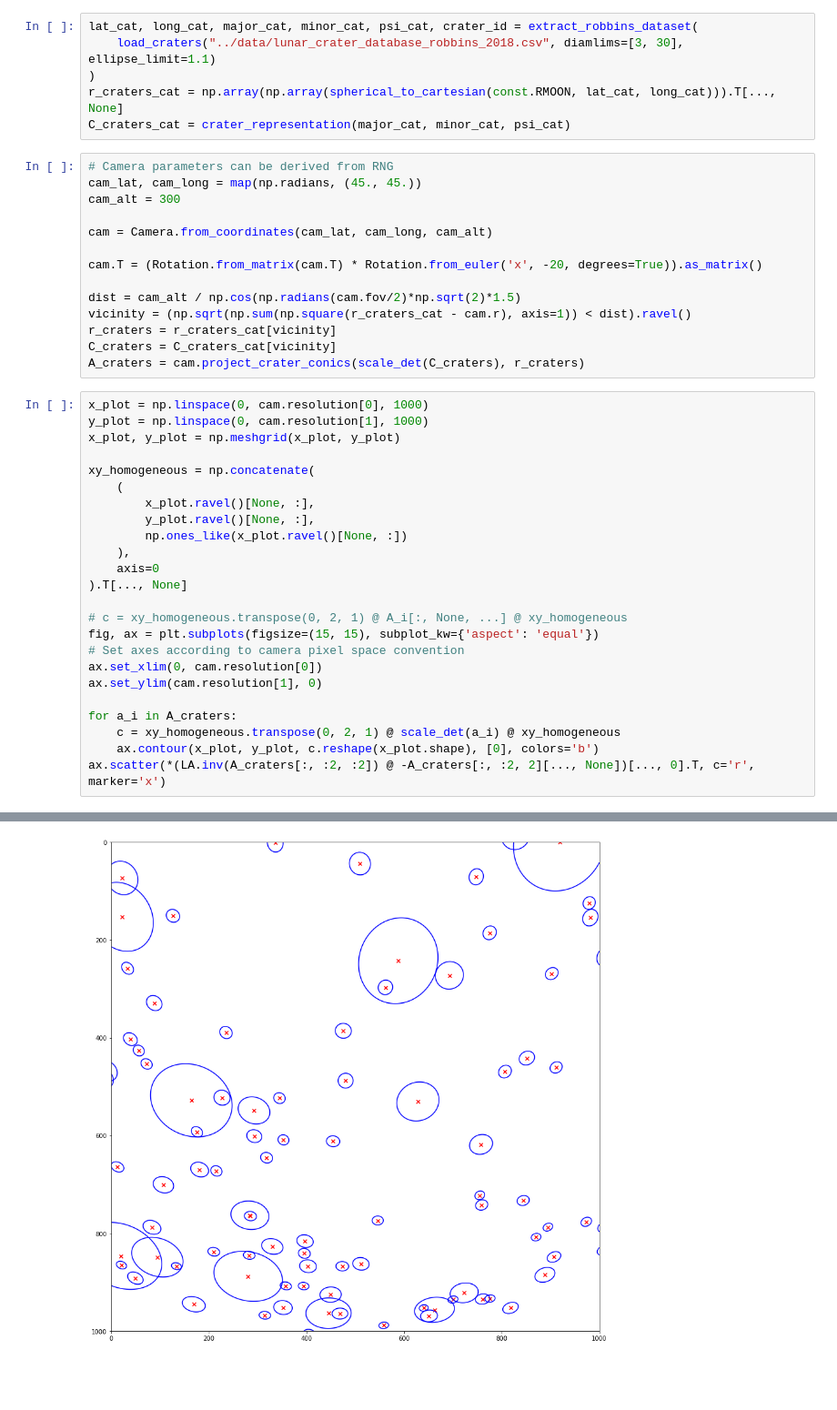
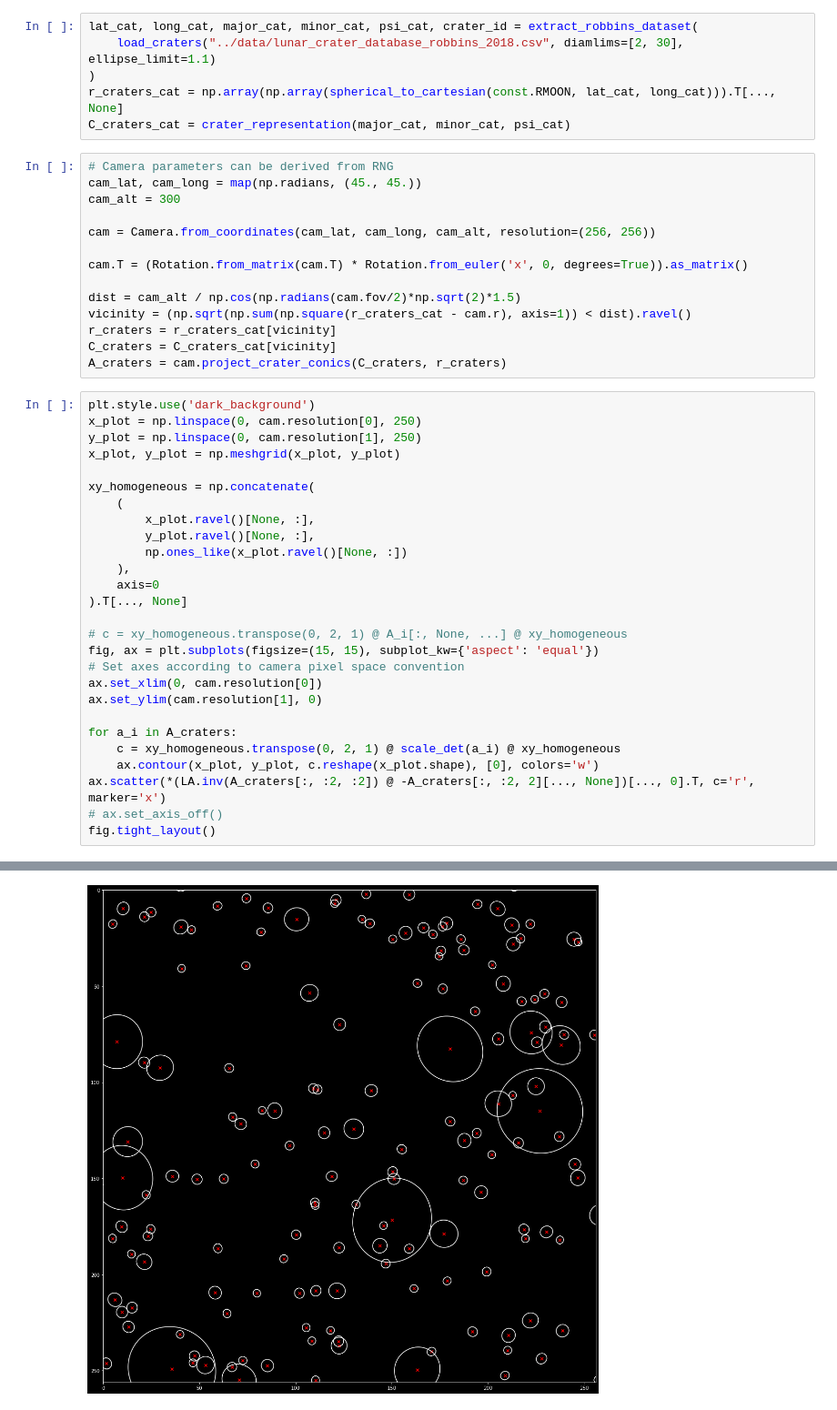
Before and after one commit to wdoppenberg/crater-detection, a Jupyter notebook: notebooks/test_setup.ipynb, the cells around one changed output, grey strips where cells are left out. Shown at 91% size. Drawn from its saved outputs; the diff is of its cells as text; blank space fills up the shorter version.

```diff
--- a/notebooks/test_setup.ipynb
+++ b/notebooks/test_setup.ipynb
@@ -14,7 +14,7 @@ from craterdetection.matching.projective_invariants import crater_representation
 from craterdetection.common.conics import *
 # %%
 lat_cat, long_cat, major_cat, minor_cat, psi_cat, crater_id = extract_robbins_dataset(
-    load_craters("../data/lunar_crater_database_robbins_2018.csv", diamlims=[3, 30], ellipse_limit=1.1)
+    load_craters("../data/lunar_crater_database_robbins_2018.csv", diamlims=[2, 30], ellipse_limit=1.1)
 )
 r_craters_cat = np.array(np.array(spherical_to_cartesian(const.RMOON, lat_cat, long_cat))).T[..., None]
 C_craters_cat = crater_representation(major_cat, minor_cat, psi_cat)
@@ -23,18 +23,19 @@ C_craters_cat = crater_representation(major_cat, minor_cat, psi_cat)
 cam_lat, cam_long = map(np.radians, (45., 45.))
 cam_alt = 300
 
-cam = Camera.from_coordinates(cam_lat, cam_long, cam_alt)
+cam = Camera.from_coordinates(cam_lat, cam_long, cam_alt, resolution=(256, 256))
 
-cam.T = (Rotation.from_matrix(cam.T) * Rotation.from_euler('x', -20, degrees=True)).as_matrix()
+cam.T = (Rotation.from_matrix(cam.T) * Rotation.from_euler('x', 0, degrees=True)).as_matrix()
 
 dist = cam_alt / np.cos(np.radians(cam.fov/2)*np.sqrt(2)*1.5)
 vicinity = (np.sqrt(np.sum(np.square(r_craters_cat - cam.r), axis=1)) < dist).ravel()
 r_craters = r_craters_cat[vicinity]
 C_craters = C_craters_cat[vicinity]
-A_craters = cam.project_crater_conics(scale_det(C_craters), r_craters)
+A_craters = cam.project_crater_conics(C_craters, r_craters)
 # %%
-x_plot = np.linspace(0, cam.resolution[0], 1000)
-y_plot = np.linspace(0, cam.resolution[1], 1000)
+plt.style.use('dark_background')
+x_plot = np.linspace(0, cam.resolution[0], 250)
+y_plot = np.linspace(0, cam.resolution[1], 250)
 x_plot, y_plot = np.meshgrid(x_plot, y_plot)
 
 xy_homogeneous = np.concatenate(
@@ -54,6 +55,8 @@ ax.set_ylim(cam.resolution[1], 0)
 
 for a_i in A_craters:
     c = xy_homogeneous.transpose(0, 2, 1) @ scale_det(a_i) @ xy_homogeneous
-    ax.contour(x_plot, y_plot, c.reshape(x_plot.shape), [0], colors='b')
+    ax.contour(x_plot, y_plot, c.reshape(x_plot.shape), [0], colors='w')
 ax.scatter(*(LA.inv(A_craters[:, :2, :2]) @ -A_craters[:, :2, 2][..., None])[..., 0].T, c='r', marker='x')
+# ax.set_axis_off()
+fig.tight_layout()
 # %% [output]
@@ -61 +63 @@ ax.scatter(*(LA.inv(A_craters[:, :2, :2]) @ -A_craters[:, :2, 2][..., None])[...
-[figure, old version]
+[figure, new version]
```
Also changed, not shown: parts of 6 cells of this notebook, 3 other files.
